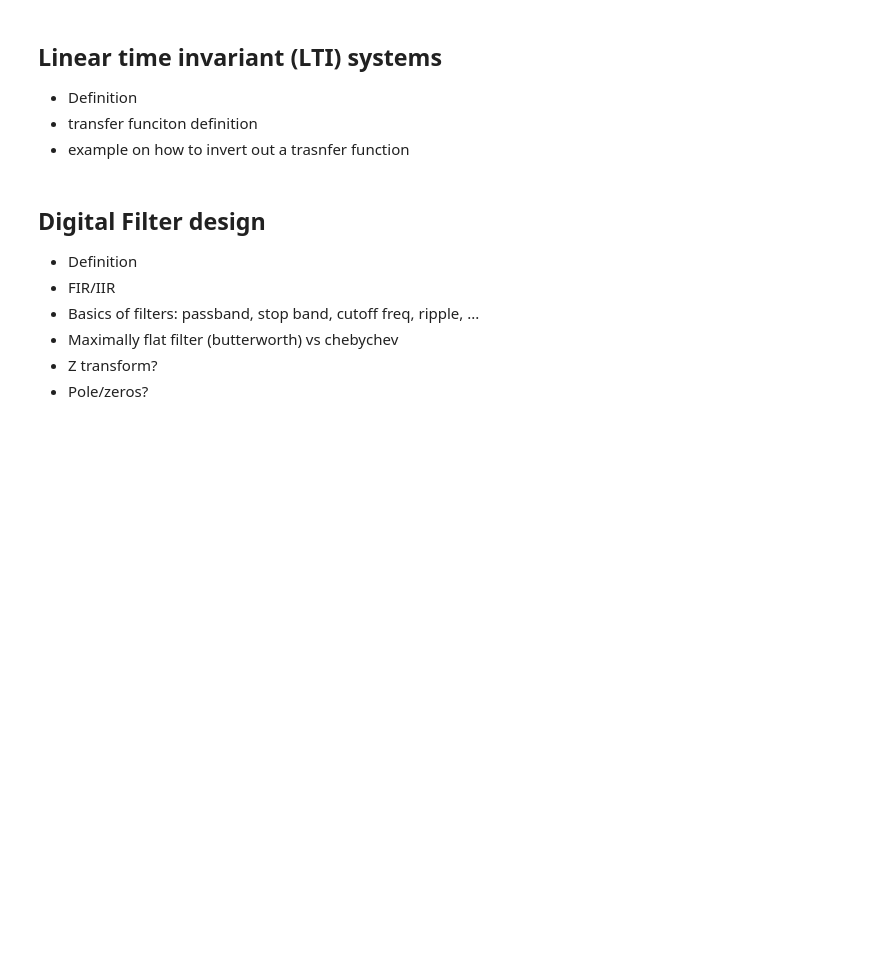
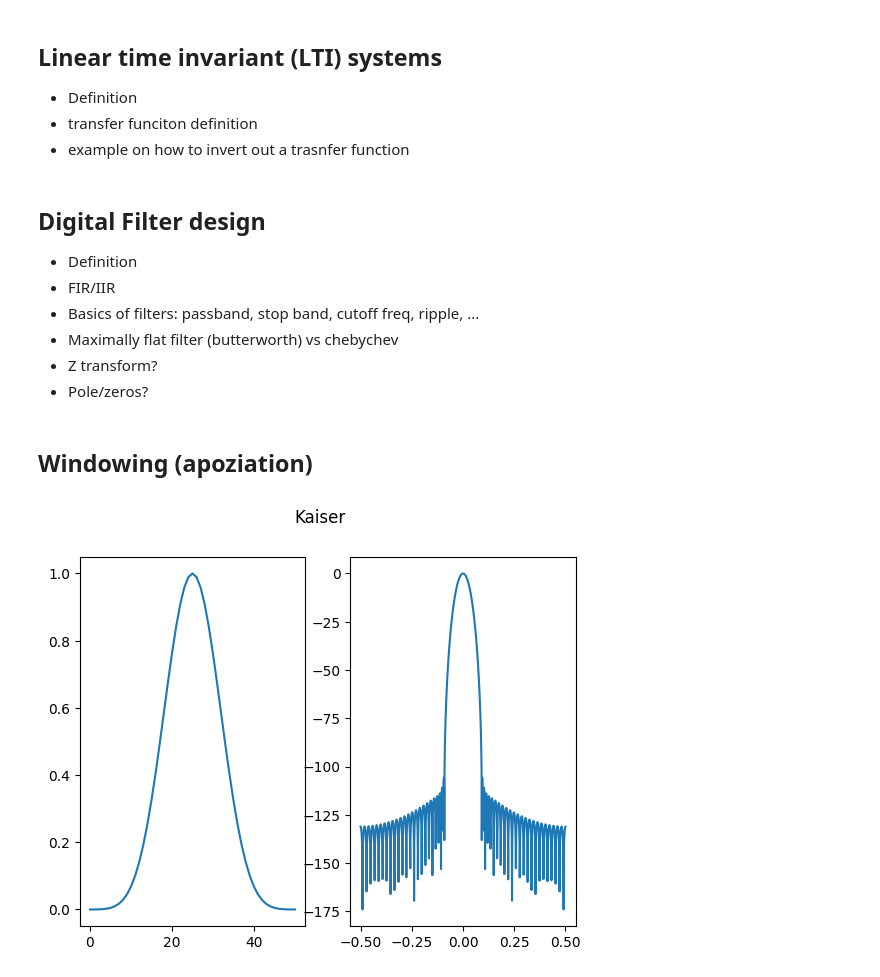
Before and after one commit to austinjtravis/radar_learning, a Jupyter notebook: 0_math_intro/math_refresher.ipynb, the cells around one changed output. Saved outputs shown, nothing was run; the diff lists cells and outputs as text; code cells hidden in the pictures; blank space fills up the shorter version.

```diff
--- a/0_math_intro/math_refresher.ipynb
+++ b/0_math_intro/math_refresher.ipynb
@@ -104,3 +199,27 @@ NOTE: When we start dealing with propogating plane waves we will find that plane
 - Maximally flat filter (butterworth) vs chebychev
 - Z transform?
 - Pole/zeros?
+# %% [markdown]
+## Windowing (apoziation)
+# %%
+from scipy.signal.windows import kaiser
+import matplotlib.pyplot as plt
+import numpy as np
+def db(x):
+    return 20 * np.log10(np.abs(x))
+
+kaiser_window = kaiser(51, beta=14)
+fig, axs = plt.subplots(
+    ncols=2,
+)
+axs = axs.flatten()
+axs[0].plot(kaiser_window)
+
+impulse_response = np.fft.fftshift(np.fft.fft(kaiser_window, n=2048))
+freq = np.linspace(-0.5, 0.5, impulse_response.size)
+# axs[1].plot(freq, db(impulse_response) - db(impulse_response).max())
+axs[1].plot(freq, db(impulse_response) - db(impulse_response).max())
+fig.suptitle('Kaiser')
+plt.show()
+# %% [output]
+[figure, added]
```
Also changed, not shown: parts of 2 cells of this notebook.
